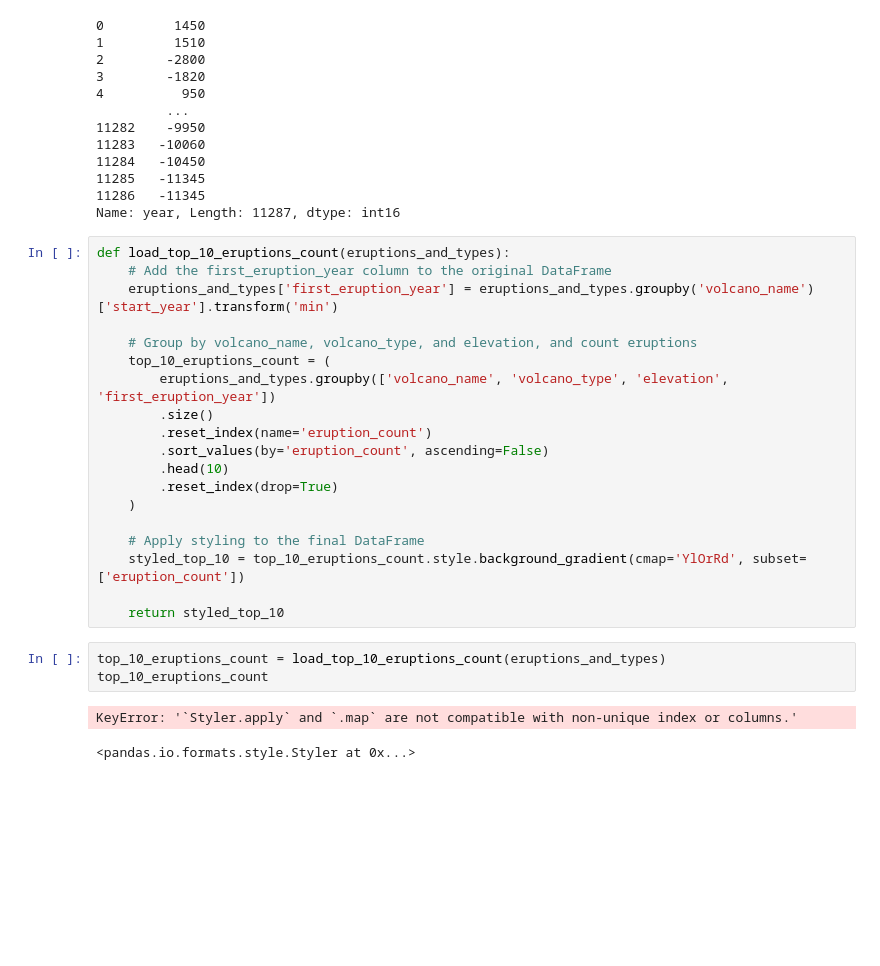
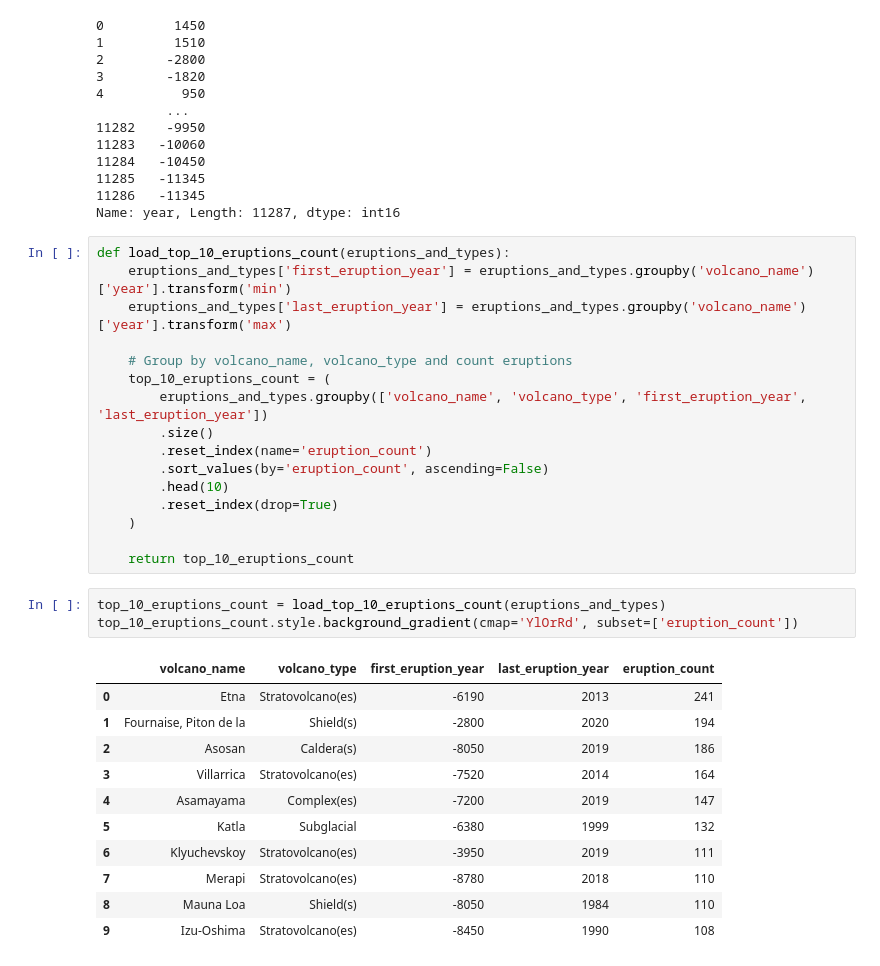
Before and after one commit to veronicadeleonh/earthquakes-volcanoes, a Jupyter notebook: dev-notebooks/volcano-cleaning.ipynb, the cells around one changed output. Cells and saved outputs as stored; diff of their text form; blank space fills up the shorter version.

```diff
--- a/dev-notebooks/volcano-cleaning.ipynb
+++ b/dev-notebooks/volcano-cleaning.ipynb
@@ -526,12 +530,12 @@ eruptions_and_types.groupby('volcano_name')['year'].transform('min')
 Name: year, Length: 11287, dtype: int16
 # %%
 def load_top_10_eruptions_count(eruptions_and_types):
-    # Add the first_eruption_year column to the original DataFrame
-    eruptions_and_types['first_eruption_year'] = eruptions_and_types.groupby('volcano_name')['start_year'].transform('min')
+    eruptions_and_types['first_eruption_year'] = eruptions_and_types.groupby('volcano_name')['year'].transform('min')
+    eruptions_and_types['last_eruption_year'] = eruptions_and_types.groupby('volcano_name')['year'].transform('max')
 
-    # Group by volcano_name, volcano_type, and elevation, and count eruptions
+    # Group by volcano_name, volcano_type and count eruptions
     top_10_eruptions_count = (
-        eruptions_and_types.groupby(['volcano_name', 'volcano_type', 'elevation', 'first_eruption_year'])
+        eruptions_and_types.groupby(['volcano_name', 'volcano_type', 'first_eruption_year', 'last_eruption_year'])
         .size()
         .reset_index(name='eruption_count')
         .sort_values(by='eruption_count', ascending=False)
@@ -539,13 +543,19 @@ def load_top_10_eruptions_count(eruptions_and_types):
         .reset_index(drop=True)
     )
 
-    # Apply styling to the final DataFrame
-    styled_top_10 = top_10_eruptions_count.style.background_gradient(cmap='YlOrRd', subset=['eruption_count'])
-
-    return styled_top_10
+    return top_10_eruptions_count
 # %%
 top_10_eruptions_count = load_top_10_eruptions_count(eruptions_and_types)
-top_10_eruptions_count
+top_10_eruptions_count.style.background_gradient(cmap='YlOrRd', subset=['eruption_count'])
 # %% [output]
-KeyError: '`Styler.apply` and `.map` are not compatible with non-unique index or columns.'
-<pandas.io.formats.style.Styler at 0x...>
+|  | volcano_name | volcano_type | first_eruption_year | last_eruption_year | eruption_count |
+| 0 | Etna | Stratovolcano(es) | -6190 | 2013 | 241 |
+| 1 | Fournaise, Piton de la | Shield(s) | -2800 | 2020 | 194 |
+| 2 | Asosan | Caldera(s) | -8050 | 2019 | 186 |
+| 3 | Villarrica | Stratovolcano(es) | -7520 | 2014 | 164 |
+| 4 | Asamayama | Complex(es) | -7200 | 2019 | 147 |
+| 5 | Katla | Subglacial | -6380 | 1999 | 132 |
+| 6 | Klyuchevskoy | Stratovolcano(es) | -3950 | 2019 | 111 |
+| 7 | Merapi | Stratovolcano(es) | -8780 | 2018 | 110 |
+| 8 | Mauna Loa | Shield(s) | -8050 | 1984 | 110 |
+| 9 | Izu-Oshima | Stratovolcano(es) | -8450 | 1990 | 108 |
```
Also changed, not shown: parts of 5 cells of this notebook, 2 other files.
